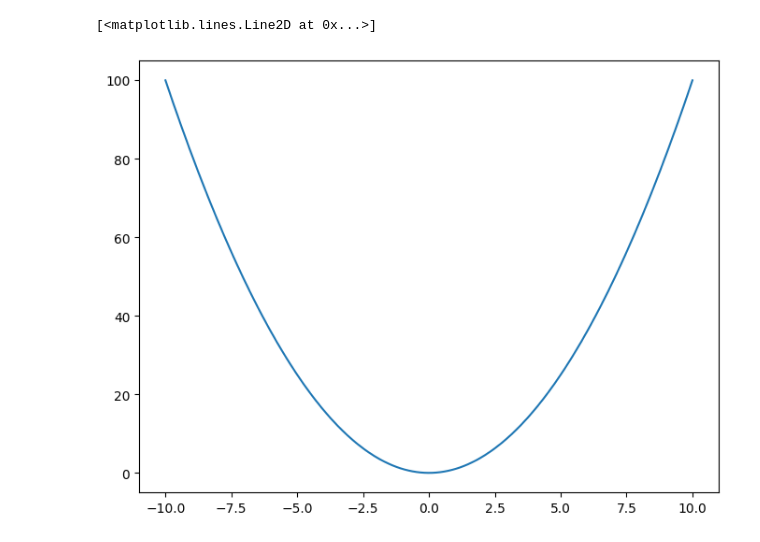
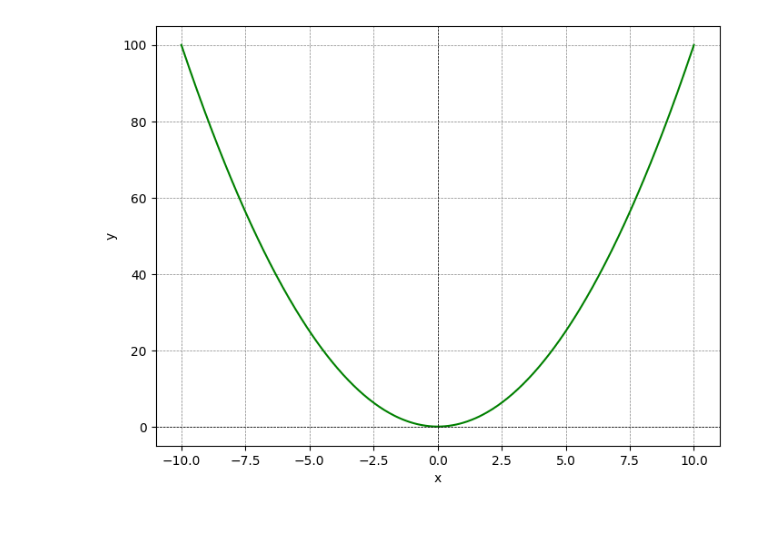
Before and after one commit to Guadalupe-218/EDP-1, a Jupyter notebook: Grafica de parabola.ipynb, the cells around one changed output. Cells and saved outputs as stored; diff of their text form; code cells hidden in the pictures.

```diff
--- a/Grafica de parabola.ipynb
+++ b/Grafica de parabola.ipynb
@@ -3,14 +3,15 @@
 # %%
 import numpy as np
 import matplotlib.pyplot as plt
 #definir el rango de x
 x=np.linspace(-10,10,400)
 y=x**2
 plt.figure(figsize=(8,6))
-plt.plot(x,y,label='y=x^2')
+plt.plot(x,y,label='y=x^2',color='green')
 plt.xlabel('x')
 plt.ylabel('y')
-plt.axhline(0,color=negro)
+plt.axhline(0,color='black',linewidth=0.5,ls='--')
+plt.axvline(0,color='black',linewidth=0.5,ls='--')
+plt.grid(color='gray',linestyle='--',linewidth=0.5)
 # %% [output]
-[<matplotlib.lines.Line2D at 0x...>]
-[figure, old version]
+[figure, new version]
```
